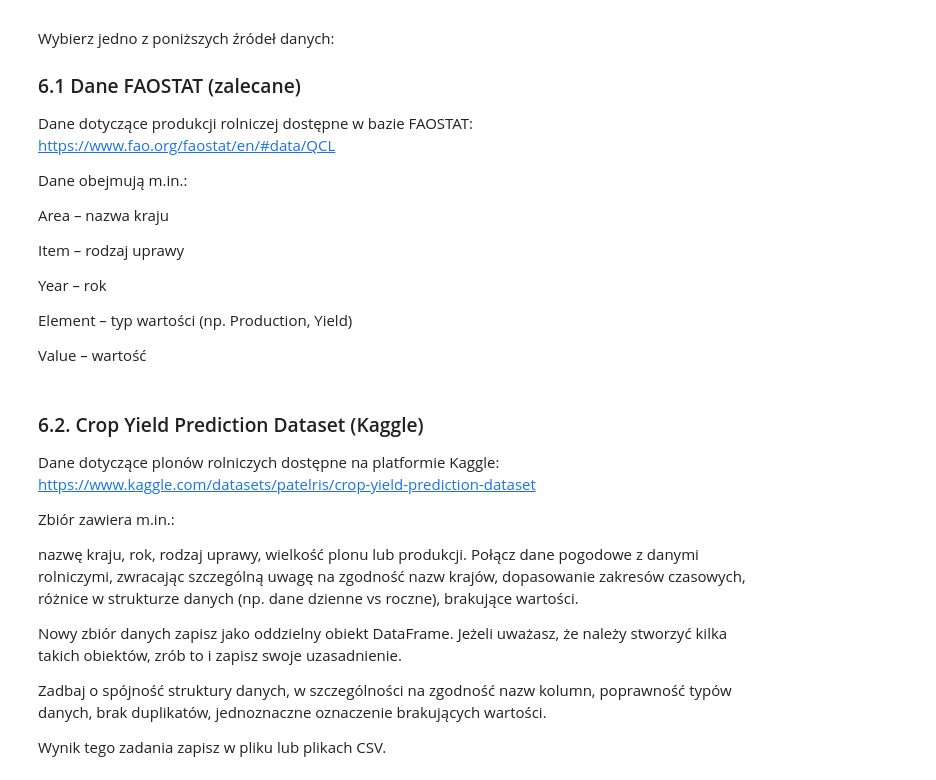
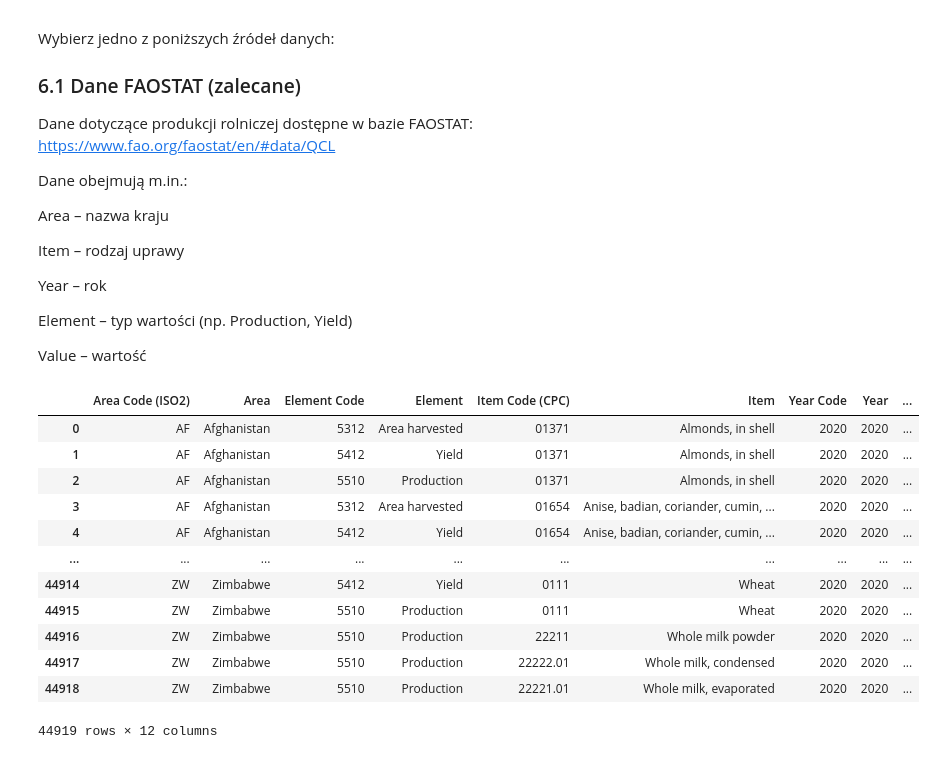
Before and after one commit to Matio004/PodstawyPrzetwarzaniaDuzychZbiorowDanych, a Jupyter notebook: zad1.ipynb, the cells around one changed output. Cells and saved outputs as stored; diff of their text form; code cells hidden in the pictures.

```diff
--- a/zad1.ipynb
+++ b/zad1.ipynb
@@ -259,21 +355,20 @@ Year – rok
 Element – typ wartości (np. Production, Yield)
 
 Value – wartość
-# %% [markdown]
-### 6.2. Crop Yield Prediction Dataset (Kaggle)
-
-Dane dotyczące plonów rolniczych dostępne na platformie Kaggle: https://www.kaggle.com/datasets/patelris/crop-yield-prediction-dataset
-
-Zbiór zawiera m.in.:
-
-nazwę kraju,
-rok,
-rodzaj uprawy,
-wielkość plonu lub produkcji.
-Połącz dane pogodowe z danymi rolniczymi, zwracając szczególną uwagę na zgodność nazw krajów, dopasowanie zakresów czasowych, różnice w strukturze danych (np. dane dzienne vs roczne), brakujące wartości.
-
-Nowy zbiór danych zapisz jako oddzielny obiekt DataFrame. Jeżeli uważasz, że należy stworzyć kilka takich obiektów, zrób to i zapisz swoje uzasadnienie.
-
-Zadbaj o spójność struktury danych, w szczególności na zgodność nazw kolumn, poprawność typów danych, brak duplikatów, jednoznaczne oznaczenie brakujących wartości.
-
-Wynik tego zadania zapisz w pliku lub plikach CSV.
+# %%
+faostat = pd.read_csv('data/FAOSTAT_data_en_3-17-2026.csv').drop(columns=['Domain Code', 'Domain', 'Note'])
+faostat
+# %% [output]
+|  | Area Code (ISO2) | Area | Element Code | Element | Item Code (CPC) | Item | Year Code | Year | ... |
+| 0 | AF | Afghanistan | 5312 | Area harvested | 01371 | Almonds, in shell | 2020 | 2020 | ... |
+| 1 | AF | Afghanistan | 5412 | Yield | 01371 | Almonds, in shell | 2020 | 2020 | ... |
+| 2 | AF | Afghanistan | 5510 | Production | 01371 | Almonds, in shell | 2020 | 2020 | ... |
+| 3 | AF | Afghanistan | 5312 | Area harvested | 01654 | Anise, badian, coriander, cumin, ... | 2020 | 2020 | ... |
+| 4 | AF | Afghanistan | 5412 | Yield | 01654 | Anise, badian, coriander, cumin, ... | 2020 | 2020 | ... |
+| ... | ... | ... | ... | ... | ... | ... | ... | ... | ... |
+| 44914 | ZW | Zimbabwe | 5412 | Yield | 0111 | Wheat | 2020 | 2020 | ... |
+| 44915 | ZW | Zimbabwe | 5510 | Production | 0111 | Wheat | 2020 | 2020 | ... |
+| 44916 | ZW | Zimbabwe | 5510 | Production | 22211 | Whole milk powder | 2020 | 2020 | ... |
+| 44917 | ZW | Zimbabwe | 5510 | Production | 22222.01 | Whole milk, condensed | 2020 | 2020 | ... |
+| 44918 | ZW | Zimbabwe | 5510 | Production | 22221.01 | Whole milk, evaporated | 2020 | 2020 | ... |
+44919 rows × 12 columns
```
Also changed, not shown: parts of 12 cells of this notebook.
